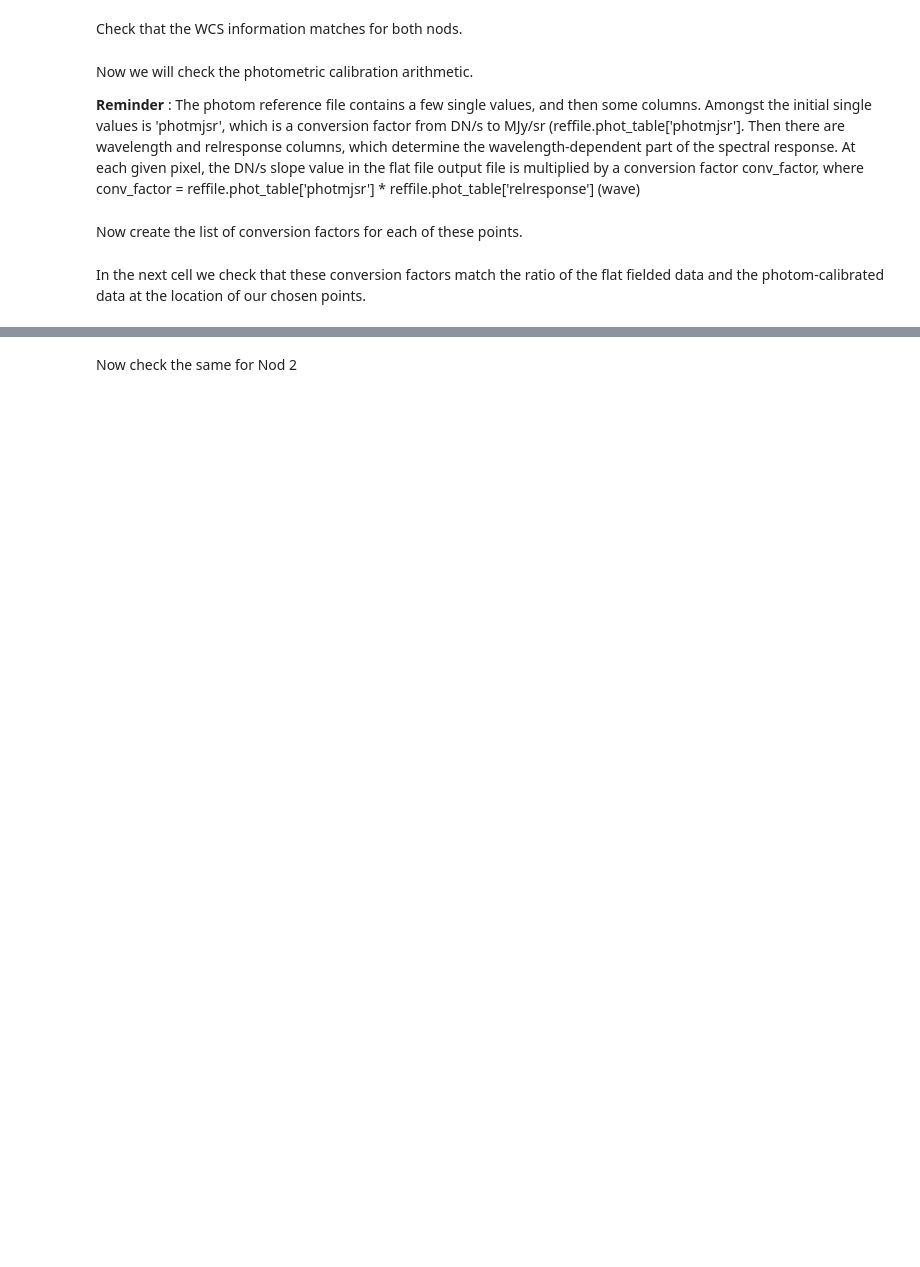
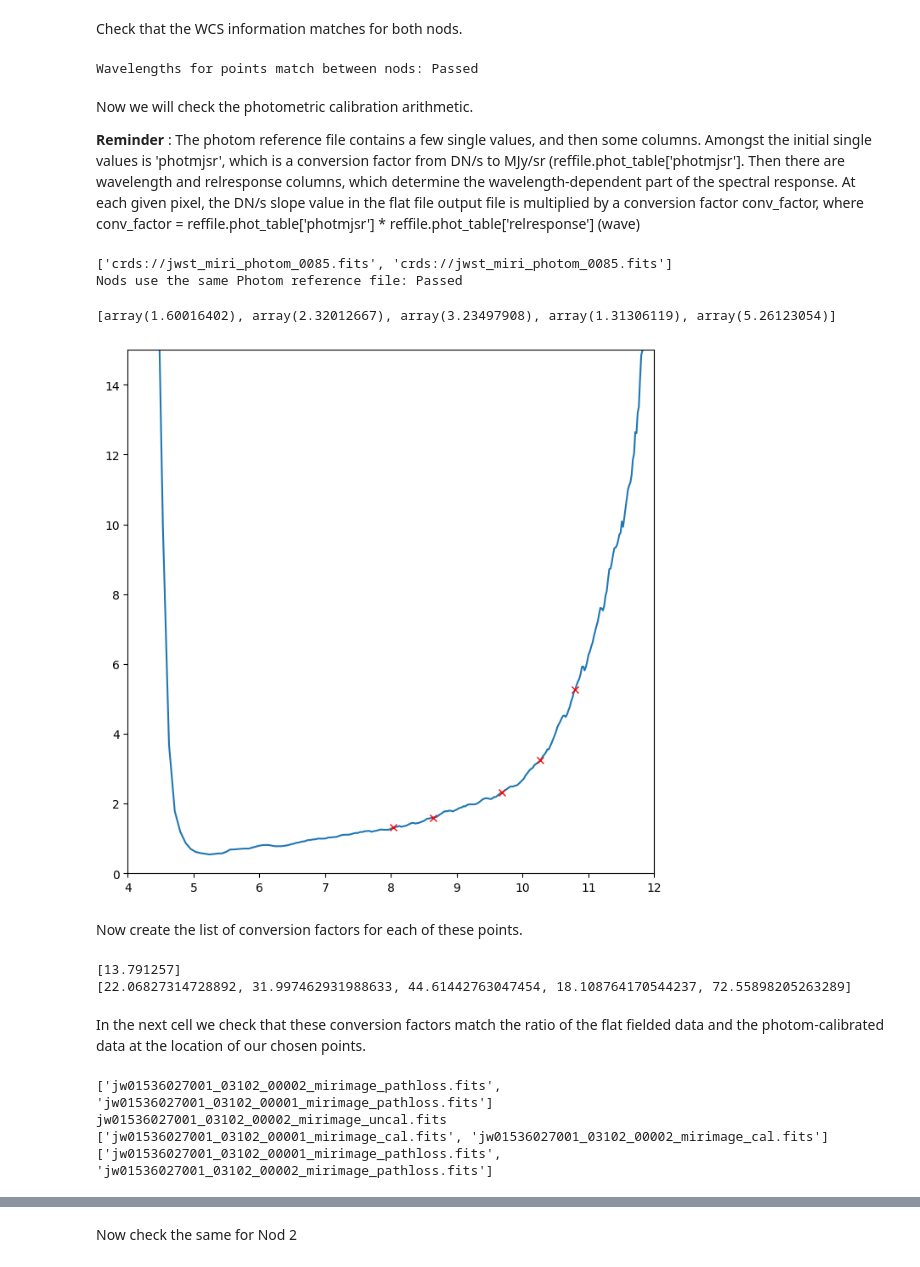
Before and after one commit to spacetelescope/jwst_validation_notebooks, a Jupyter notebook: jwst_validation_notebooks/photom/jwst_photom_miri_test/photom_miri_lrs_slit.ipynb, the cells around one changed output, grey strips where cells are left out. Saved outputs shown, nothing was run; the diff lists cells and outputs as text; code cells hidden in the pictures; blank space fills up the shorter version.

```diff
--- a/jwst_validation_notebooks/photom/jwst_photom_miri_test/photom_miri_lrs_slit.ipynb
+++ b/jwst_validation_notebooks/photom/jwst_photom_miri_test/photom_miri_lrs_slit.ipynb
@@ -139,7 +184,8 @@ with open('sp2-lrs-slit-test_asn.json', 'w') as fp:
     fp.write(asn.dump()[1])
 # %%
 pipe2 = Spec2Pipeline()
-pipe2.flat_field.save_results = True
+#pipe2.flat_field.save_results = True
+pipe2.pathloss.save_results = True
 pipe2.extract_1d.skip= True
 
 sp2 = pipe2('sp2-lrs-slit-test_asn.json')
@@ -250,6 +356,8 @@ except:
     print("AssertionError: Wavelengths for points don't match between nods")
 
 #assert(ww1 == ww2 for ww1, ww2 in zip(waves, waves2)), "wavelengths for points points don't match between nods"
+# %% [output]
+Wavelengths for points match between nods: Passed
 # %% [markdown]
 Now we will check the photometric calibration arithmetic.
 
@@ -269,24 +377,43 @@ except:
 basename = crds.core.config.pop_crds_uri(reffile[0])
 filepath = crds.locate_file(basename, "jwst")
 ref =  datamodels.open(filepath)
+# %% [output]
+['crds://jwst_miri_photom_0085.fits', 'crds://jwst_miri_photom_0085.fits']
+Nods use the same Photom reference file: Passed
 # %%
 f = interpolate.interp1d(ref.phot_table['wavelength'][0,:], ref.phot_table['relresponse'][0,:])
 iresp = [f(ww) for ww in waves]
+
+print(iresp)
 
 # plot for sanity check!
 plt.figure(figsize=[8,8])
 plt.plot(ref.phot_table['wavelength'][0,:], ref.phot_table['relresponse'][0,:])
 plt.plot(waves, iresp, 'rx', label='interpolated points')
+
+
+plt.xlim([4, 12])
+plt.ylim([0,15])
+
 plt.show()
+# %% [output]
+[array(1.60016402), array(2.32012667), array(3.23497908), array(1.31306119), array(5.26123054)]
+[figure, added]
 # %% [markdown]
 Now create the list of conversion factors for each of these points.
 # %%
+print(ref.phot_table['photmjsr'])
+
 fconv = [ref.phot_table['photmjsr'][0] * ir for ir in iresp]
 print(fconv)
+# %% [output]
+[13.791257]
+[22.06827314728892, 31.997462931988633, 44.61442763047454, 18.108764170544237, 72.55898205263289]
 # %% [markdown]
 In the next cell we check that these conversion factors match the ratio of the flat fielded data and the photom-calibrated data at the location of our chosen points.
 # %%
-ff_files = glob.glob('*flat_field.fits')
+#ff_files = glob.glob('*flat_field.fits')
+ff_files = glob.glob('*pathloss.fits')
 print(ff_files)
 flat = []
 
@@ -297,16 +424,21 @@ for f in ff_files:
 print(ff)
 
 # make sure we are combining the right nods for both files
-if 'nod1' in sp2[0].meta.filename:
-    if 'nod2' in ff_files[0]:
+if '00001' in sp2[0].meta.filename:
+    if '00002' in ff_files[0]:
         flat.reverse()
 
-if 'nod2' in sp2[0].meta.filename:
-    if 'nod1' in ff_files[0]:
+if '00002' in sp2[0].meta.filename:
+    if '00001' in ff_files[0]:
         flat.reverse()
 
 print([ss.meta.filename for ss in sp2])
 print([fff.meta.filename for fff in flat])
+# %% [output]
+['jw01536027001_03102_00002_mirimage_pathloss.fits', 'jw01536027001_03102_00001_mirimage_pathloss.fits']
+jw01536027001_03102_00002_mirimage_uncal.fits
+['jw01536027001_03102_00001_mirimage_cal.fits', 'jw01536027001_03102_00002_mirimage_cal.fits']
+['jw01536027001_03102_00001_mirimage_pathloss.fits', 'jw01536027001_03102_00002_mirimage_pathloss.fits']
 # %%
 x,y = grid_from_bounding_box(flat[0].meta.wcs.bounding_box)
 ra, dec, lam = flat[0].meta.wcs(x, y)
```
Also changed, not shown: parts of 15 cells of this notebook, 1 other file.
